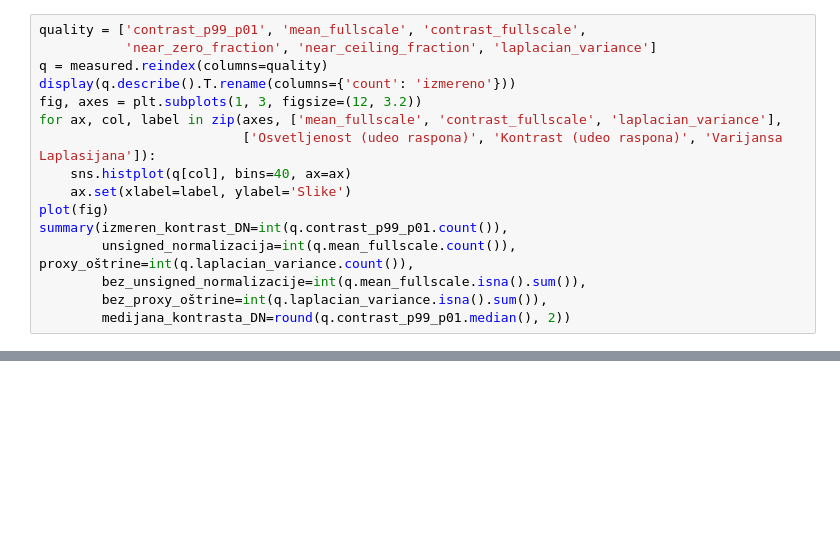
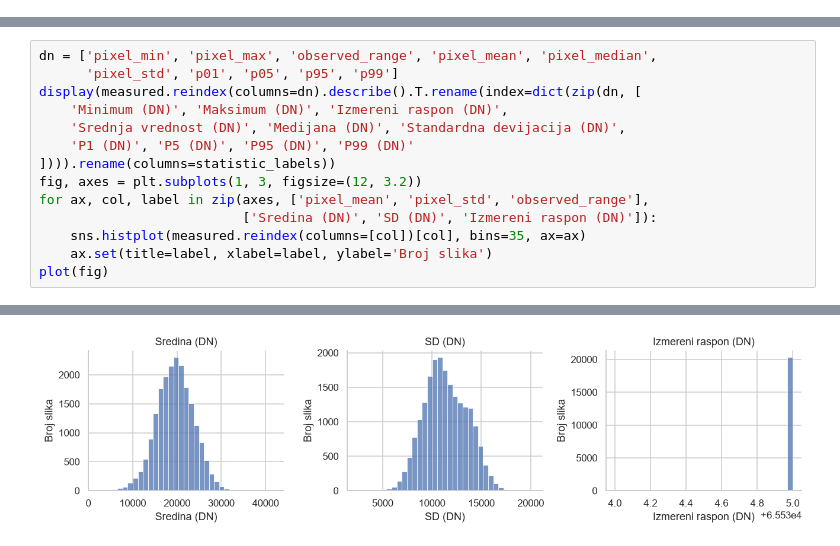
Before and after one commit to TeodoraBozic/wrist-fracture-yolo, a Jupyter notebook: notebooks/02_image_eda.ipynb, the cells around one changed output, grey strips where cells are left out. Drawn from its saved outputs; the diff is of its cells as text; blank space fills up the shorter version.

```diff
--- a/notebooks/02_image_eda.ipynb
+++ b/notebooks/02_image_eda.ipynb
@@ -221,16 +0,0 @@ summary(izmerene_grayscale_slike=int(means.count()), bez_DN_metrika=int(means.is
-# %%
-quality = ['contrast_p99_p01', 'mean_fullscale', 'contrast_fullscale',
-           'near_zero_fraction', 'near_ceiling_fraction', 'laplacian_variance']
-q = measured.reindex(columns=quality)
-display(q.describe().T.rename(columns={'count': 'izmereno'}))
-fig, axes = plt.subplots(1, 3, figsize=(12, 3.2))
-for ax, col, label in zip(axes, ['mean_fullscale', 'contrast_fullscale', 'laplacian_variance'],
-                          ['Osvetljenost (udeo raspona)', 'Kontrast (udeo raspona)', 'Varijansa Laplasijana']):
-    sns.histplot(q[col], bins=40, ax=ax)
-    ax.set(xlabel=label, ylabel='Slike')
-plot(fig)
-summary(izmeren_kontrast_DN=int(q.contrast_p99_p01.count()),
-        unsigned_normalizacija=int(q.mean_fullscale.count()), proxy_oštrine=int(q.laplacian_variance.count()),
-        bez_unsigned_normalizacije=int(q.mean_fullscale.isna().sum()),
-        bez_proxy_oštrine=int(q.laplacian_variance.isna().sum()),
-        medijana_kontrasta_DN=round(q.contrast_p99_p01.median(), 2))
@@ -418,0 +232,15 @@ summary(obuhvat=coverage, očekivano=len(expected), indeksirano=len(index), poku
+# %%
+dn = ['pixel_min', 'pixel_max', 'observed_range', 'pixel_mean', 'pixel_median',
+      'pixel_std', 'p01', 'p05', 'p95', 'p99']
+display(measured.reindex(columns=dn).describe().T.rename(index=dict(zip(dn, [
+    'Minimum (DN)', 'Maksimum (DN)', 'Izmereni raspon (DN)',
+    'Srednja vrednost (DN)', 'Medijana (DN)', 'Standardna devijacija (DN)',
+    'P1 (DN)', 'P5 (DN)', 'P95 (DN)', 'P99 (DN)'
+]))).rename(columns=statistic_labels))
+fig, axes = plt.subplots(1, 3, figsize=(12, 3.2))
+for ax, col, label in zip(axes, ['pixel_mean', 'pixel_std', 'observed_range'],
+                          ['Sredina (DN)', 'SD (DN)', 'Izmereni raspon (DN)']):
+    sns.histplot(measured.reindex(columns=[col])[col], bins=35, ax=ax)
+    ax.set(title=label, xlabel=label, ylabel='Broj slika')
+plot(fig)
+# %% [output]
@@ -418,0 +258 @@ summary(obuhvat=coverage, očekivano=len(expected), indeksirano=len(index), poku
+[figure, added]
```
Also changed, not shown: parts of 61 cells of this notebook.
